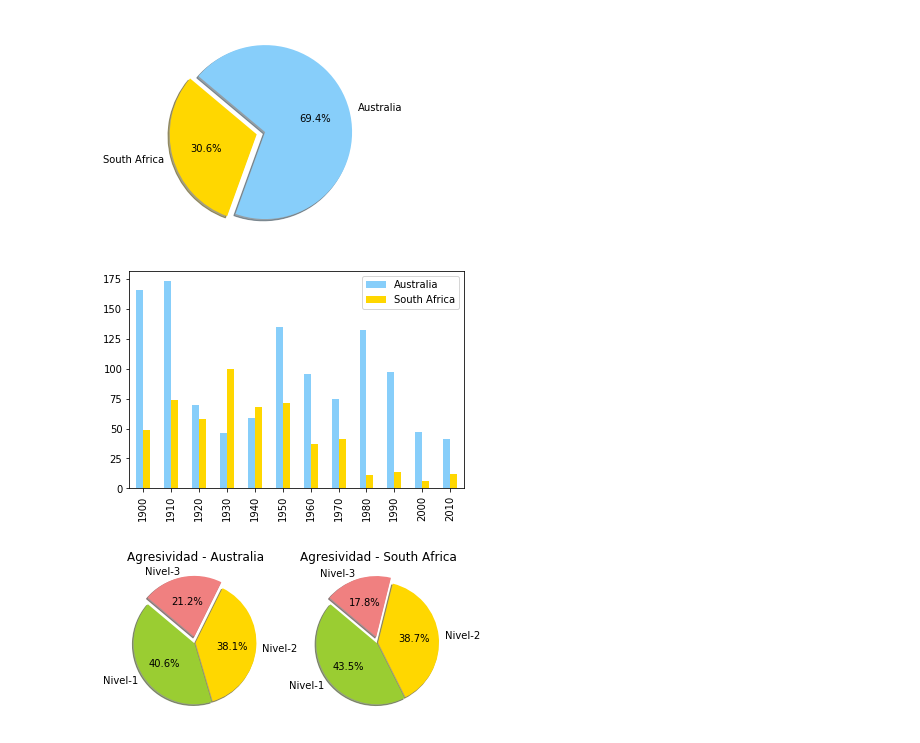
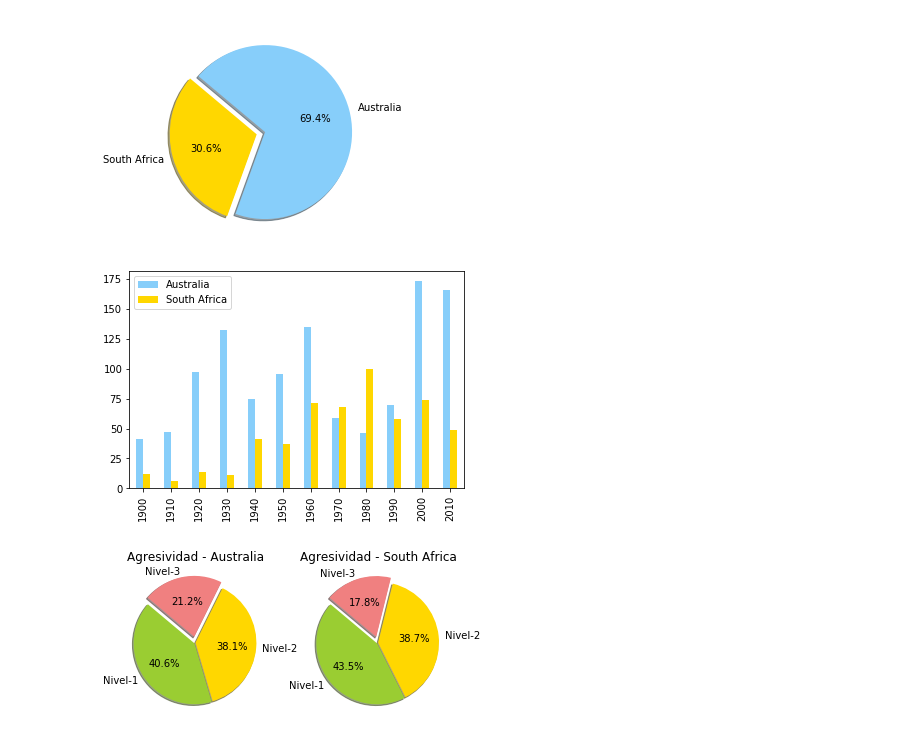
Before and after one commit to agalvezcorell/Project.1-Shark_aggressiveness, a Jupyter notebook: pandas-project.ipynb, the cells around one changed output. Saved outputs shown, nothing was run; the diff lists cells and outputs as text; code cells hidden in the pictures.

```diff
--- a/pandas-project.ipynb
+++ b/pandas-project.ipynb
@@ -246,24 +246,23 @@ Total de los datos de los ataques en Australia y South Africa desde 1900 hasta 2
 # %%
 #Hacemos un gráfico de barras con subplot que muestra la cantidad de ataques de ambos países en las mismas décadas.
 ausval= list(aus.Decadas\
             .value_counts() \
             .reset_index() \
-            .sort_values('index', ascending=False) \
+            .sort_values('index', ascending=True) \
             .reset_index(drop=False) \
             .set_index('index')["Decadas"])
 sudval= list(sud.Decadas\
             .value_counts() \
             .reset_index() \
-            .sort_values('index', ascending=False) \
+            .sort_values('index', ascending=True) \
             .reset_index(drop=False) \
             .set_index('index')["Decadas"])
-colors = ['gold', 'lightskyblue']
 decadas = ["1900","1910","1920","1930","1940","1950","1960","1970","1980","1990","2000","2010",]
-df = pd.DataFrame(ausval, index=decadas, columns=["Australia"])
-df["South Africa"] = sudval
-ax = df.plot.bar(colors = ['lightskyblue','gold'])
+ataques = pd.DataFrame(ausval, index=decadas, columns=["Australia"])
+ataques["South Africa"] = sudval
+ax = ataques.plot.bar(color = ['lightskyblue','gold'])
 # %% [output]
-[figure, old version]
+[figure, new version]
 # %%
 subplot(121)
 scoreaustr = aus["Score"].value_counts()
```
Also changed, not shown: parts of 5 cells of this notebook.
